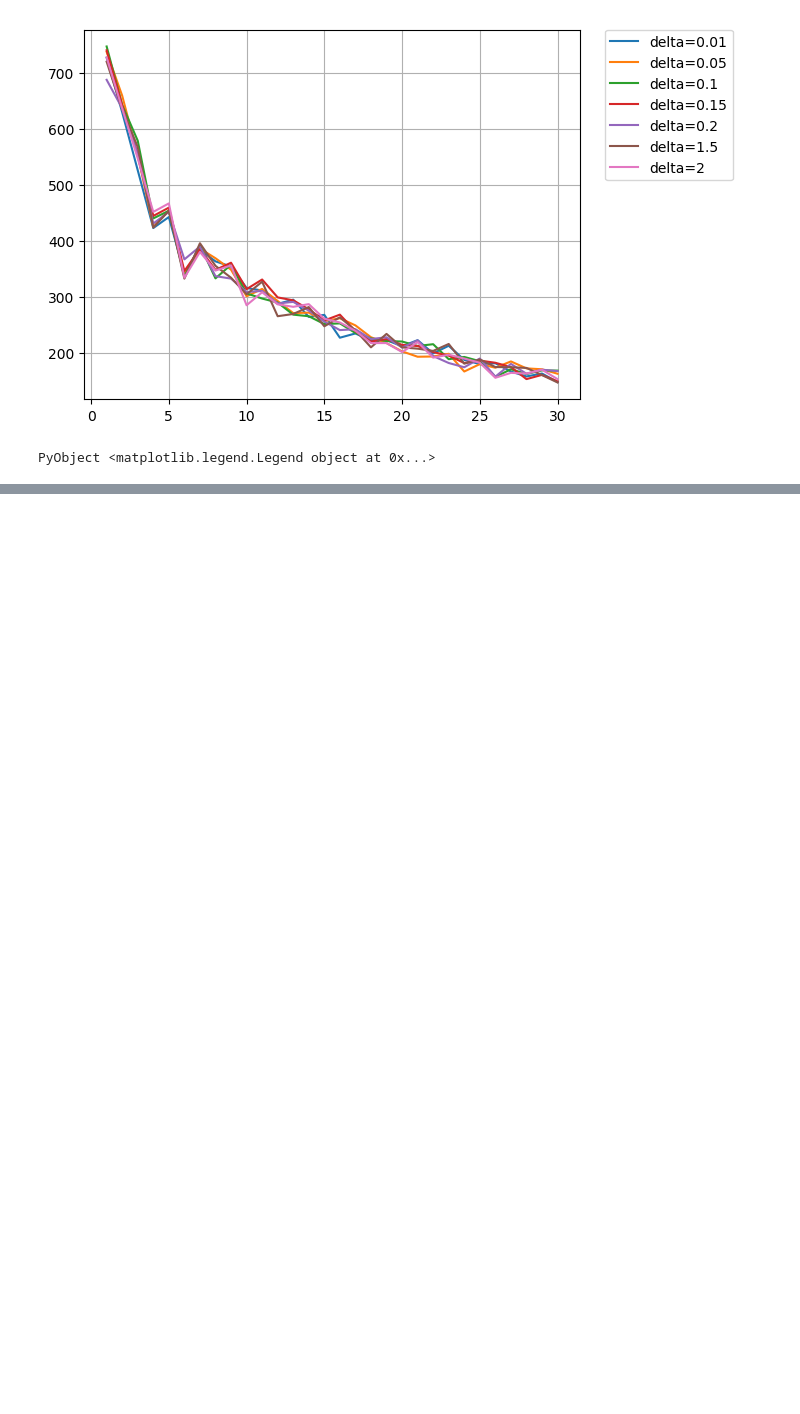
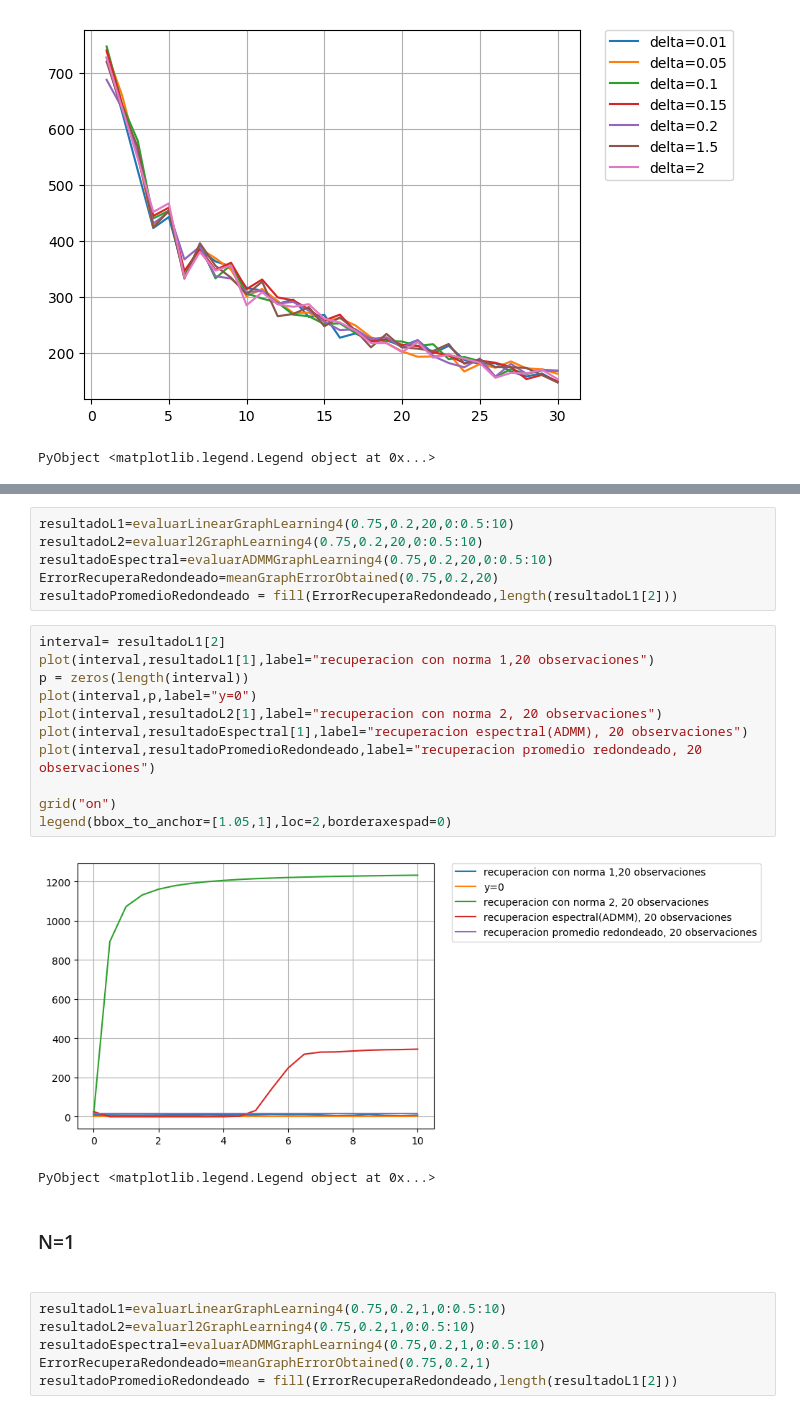
Before and after one commit to Zlinki/MasterThesis, a Jupyter notebook: ErrorvsObservaciones.ipynb, the cells around one changed output, grey strips where cells are left out. Drawn from its saved outputs; the diff is of its cells as text; blank space fills up the shorter version.

```diff
--- a/ErrorvsObservaciones.ipynb
+++ b/ErrorvsObservaciones.ipynb
@@ -442,0 +398,28 @@ PyObject <matplotlib.legend.Legend object at 0x...>
+# %%
+resultadoL1=evaluarLinearGraphLearning4(0.75,0.2,20,0:0.5:10)
+resultadoL2=evaluarl2GraphLearning4(0.75,0.2,20,0:0.5:10)
+resultadoEspectral=evaluarADMMGraphLearning4(0.75,0.2,20,0:0.5:10)
+ErrorRecuperaRedondeado=meanGraphErrorObtained(0.75,0.2,20)
+resultadoPromedioRedondeado = fill(ErrorRecuperaRedondeado,length(resultadoL1[2]))
+# %%
+interval= resultadoL1[2]
+plot(interval,resultadoL1[1],label="recuperacion con norma 1,20 observaciones")
+p = zeros(length(interval))
+plot(interval,p,label="y=0")
+plot(interval,resultadoL2[1],label="recuperacion con norma 2, 20 observaciones")
+plot(interval,resultadoEspectral[1],label="recuperacion espectral(ADMM), 20 observaciones")
+plot(interval,resultadoPromedioRedondeado,label="recuperacion promedio redondeado, 20 observaciones")
+
+grid("on")
+legend(bbox_to_anchor=[1.05,1],loc=2,borderaxespad=0)
+# %% [output]
+[figure, added]
+PyObject <matplotlib.legend.Legend object at 0x...>
+# %% [markdown]
+<h3>N=1<h3>
+# %%
+resultadoL1=evaluarLinearGraphLearning4(0.75,0.2,1,0:0.5:10)
+resultadoL2=evaluarl2GraphLearning4(0.75,0.2,1,0:0.5:10)
+resultadoEspectral=evaluarADMMGraphLearning4(0.75,0.2,1,0:0.5:10)
+ErrorRecuperaRedondeado=meanGraphErrorObtained(0.75,0.2,1)
+resultadoPromedioRedondeado = fill(ErrorRecuperaRedondeado,length(resultadoL1[2]))
```
Also changed, not shown: parts of 21 cells of this notebook.
